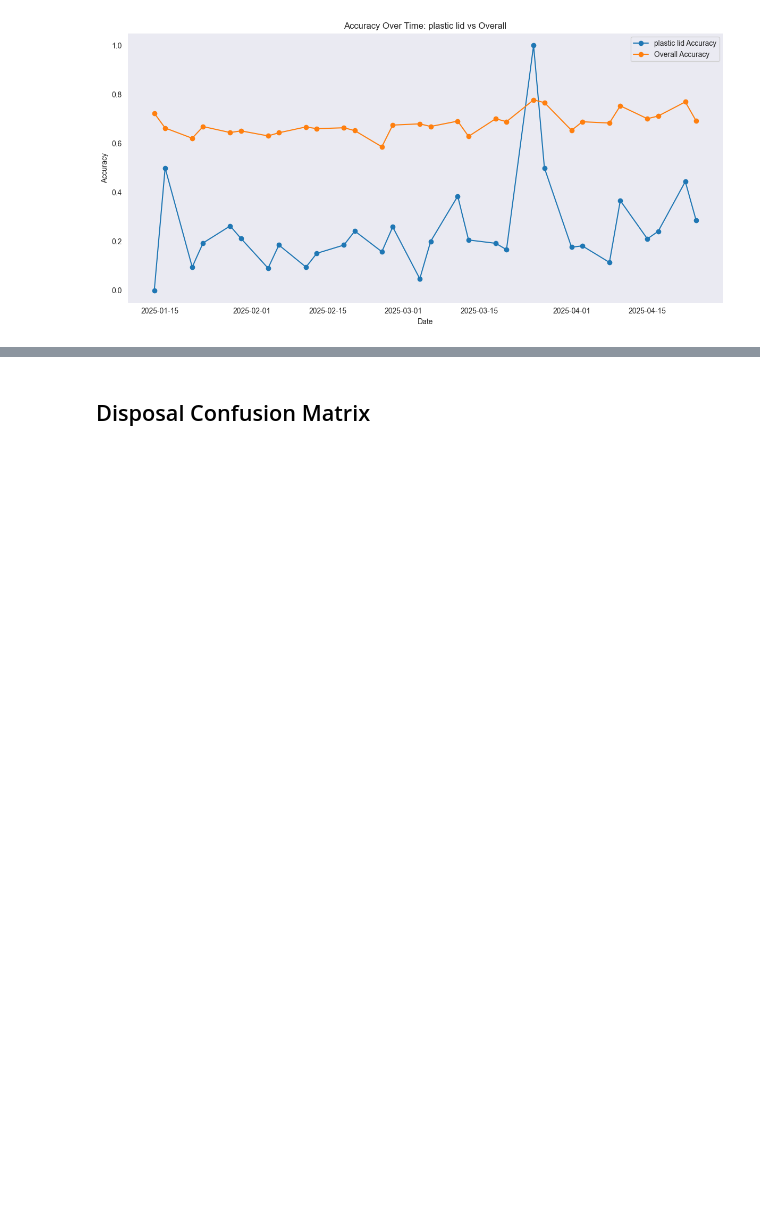
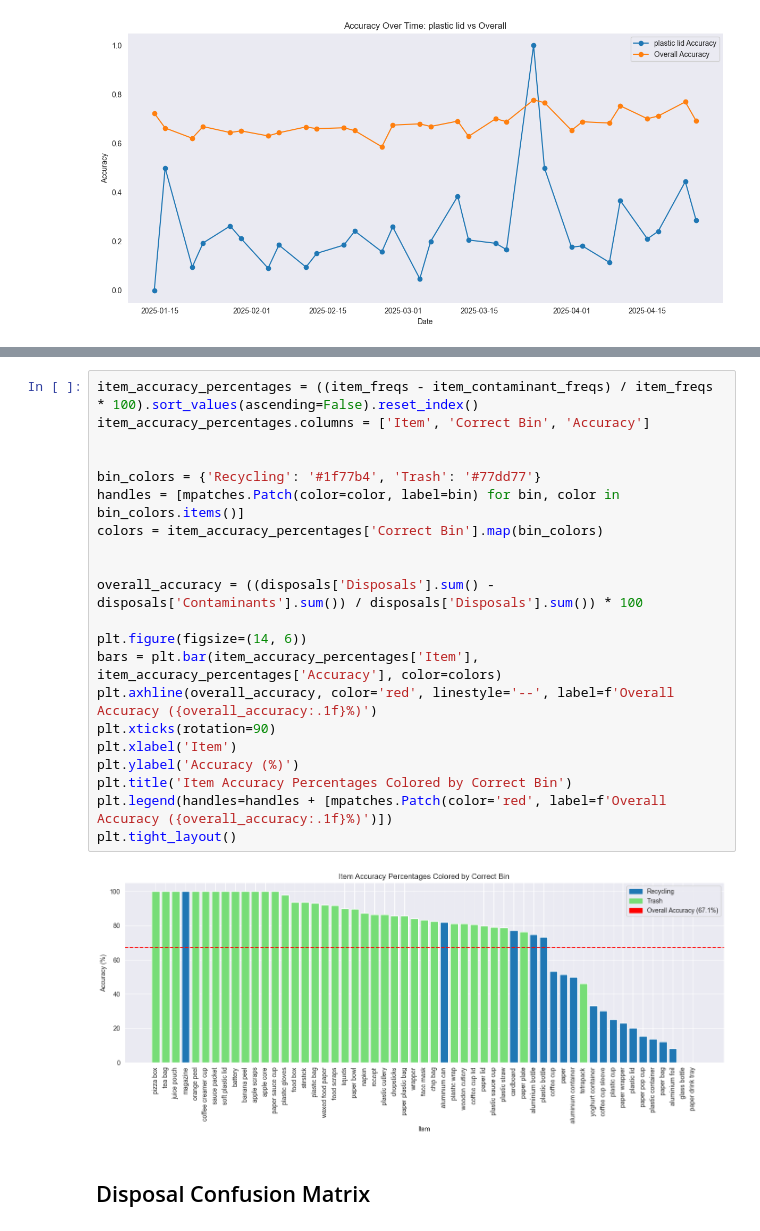
Before and after one commit to bps78/Oscar-Research-Project, a Jupyter notebook: oscar_project.ipynb, the cells around one changed output, grey strips where cells are left out. Cells and saved outputs as stored; diff of their text form; blank space fills up the shorter version.

```diff
--- a/oscar_project.ipynb
+++ b/oscar_project.ipynb
@@ -514,3 +506,26 @@ plt.show()
+# %%
+item_accuracy_percentages = ((item_freqs - item_contaminant_freqs) / item_freqs * 100).sort_values(ascending=False).reset_index()
+item_accuracy_percentages.columns = ['Item', 'Correct Bin', 'Accuracy']
+
+
+bin_colors = {'Recycling': '#1f77b4', 'Trash': '#77dd77'}
+handles = [mpatches.Patch(color=color, label=bin) for bin, color in bin_colors.items()]
+colors = item_accuracy_percentages['Correct Bin'].map(bin_colors)
+
+
+overall_accuracy = ((disposals['Disposals'].sum() - disposals['Contaminants'].sum()) / disposals['Disposals'].sum()) * 100
+
+plt.figure(figsize=(14, 6))
+bars = plt.bar(item_accuracy_percentages['Item'], item_accuracy_percentages['Accuracy'], color=colors)
+plt.axhline(overall_accuracy, color='red', linestyle='--', label=f'Overall Accuracy ({overall_accuracy:.1f}%)')
+plt.xticks(rotation=90)
+plt.xlabel('Item')
+plt.ylabel('Accuracy (%)')
+plt.title('Item Accuracy Percentages Colored by Correct Bin')
+plt.legend(handles=handles + [mpatches.Patch(color='red', label=f'Overall Accuracy ({overall_accuracy:.1f}%)')])
+plt.tight_layout()
+# %% [output]
+[figure, added]
 # %% [markdown]
 ## Disposal Confusion Matrix
 # %%
```
Also changed, not shown: parts of 7 cells of this notebook.
